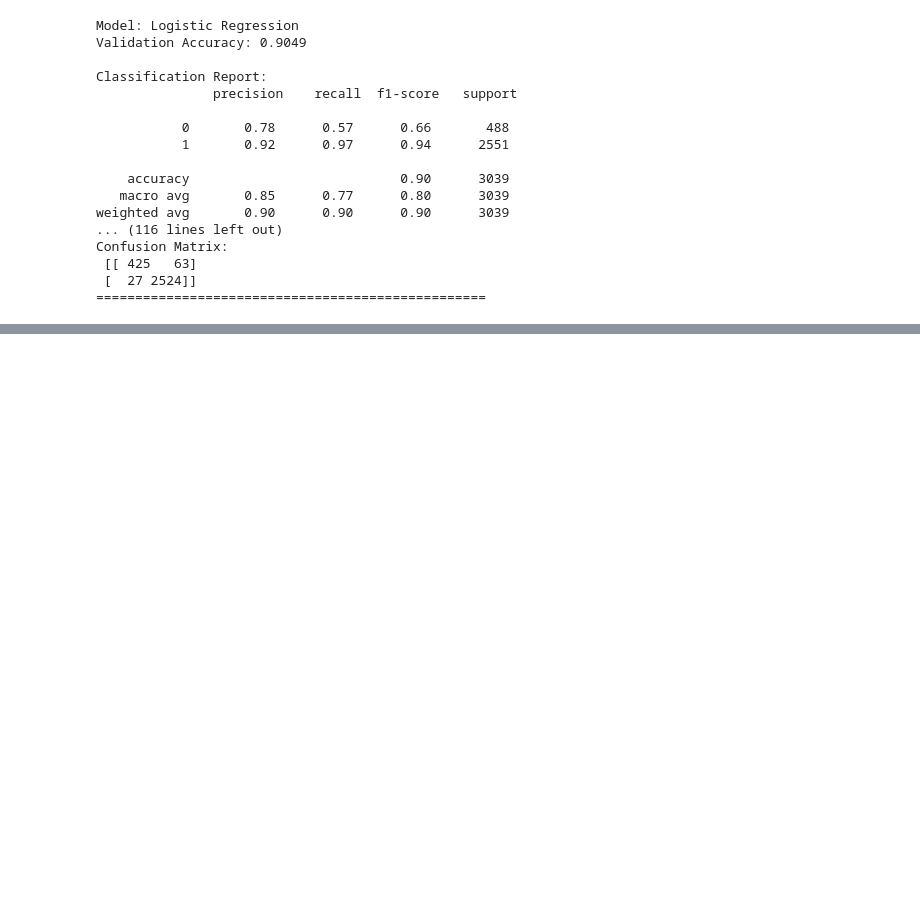
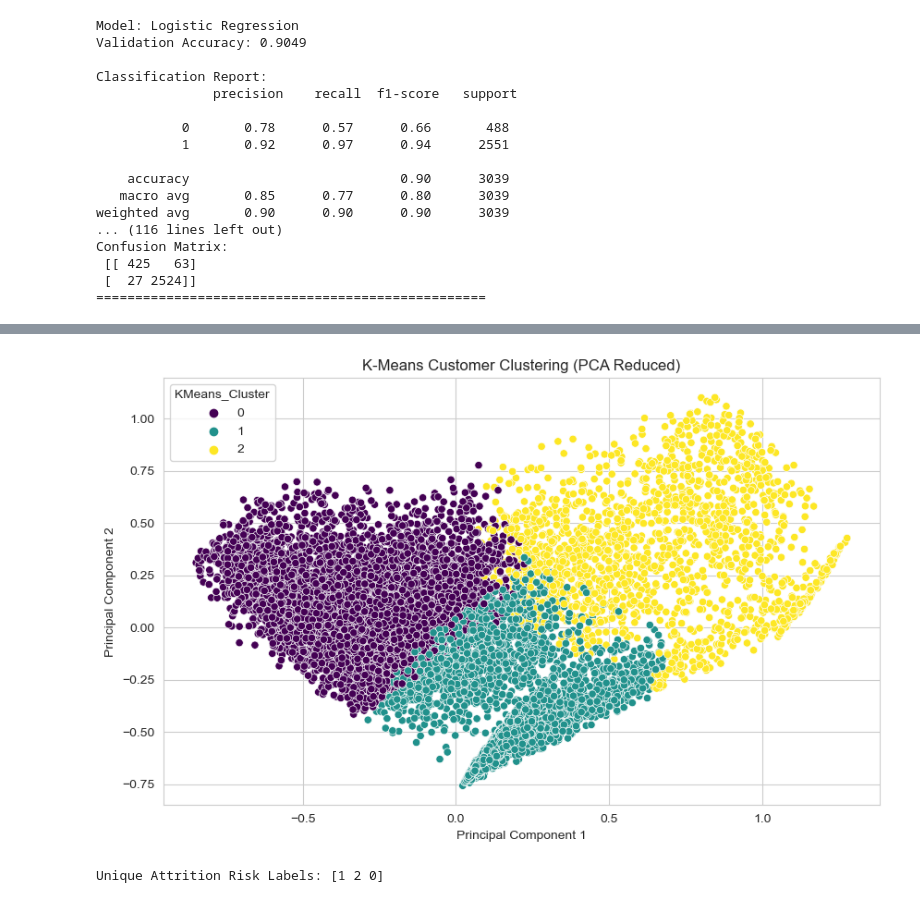
Before and after one commit to rachelletwq/inf2008-grp9-project, a Jupyter notebook: BankFraud.ipynb, the cells around one changed output, grey strips where cells are left out. Saved outputs shown, nothing was run; the diff lists cells and outputs as text; code cells hidden in the pictures; blank space fills up the shorter version.

```diff
--- a/BankFraud.ipynb
+++ b/BankFraud.ipynb
@@ -1133,0 +1191,27 @@ Confusion Matrix:
+# %%
+# Apply K-Means Clustering with the optimal K (choose based on elbow curve)
+k_optimal = 3  # trying 3 or 4
+kmeans = KMeans(n_clusters=k_optimal, random_state=42, n_init=10)
+scaled_features['KMeans_Cluster'] = kmeans.fit_predict(scaled_features[selected_features])
+
+# Visualizing K-Means clusters
+plt.figure(figsize=(10, 6))
+sns.scatterplot(x=scaled_features['PCA1'], y=scaled_features['PCA2'], hue=scaled_features['KMeans_Cluster'], palette='viridis')
+plt.xlabel('Principal Component 1')
+plt.ylabel('Principal Component 2')
+plt.title('K-Means Customer Clustering (PCA Reduced)')
+plt.show()
+# %% [output]
+[figure, added]
+# %%
+# Assign risk levels based on cluster analysis
+cluster_labels = scaled_features['KMeans_Cluster'].unique()
+risk_mapping = {cluster_labels[0]: 'Low Risk', cluster_labels[1]: 'Medium Risk', cluster_labels[2]: 'High Risk'}  # Dynamically assign risk levels  # Adjust based on analysis
+scaled_features['Attrition_Risk'] = scaled_features['KMeans_Cluster'].replace(risk_mapping).astype(str)
+
+# Convert categorical labels to numeric for classification
+label_encoder = LabelEncoder()
+scaled_features['Attrition_Risk'] = label_encoder.fit_transform(scaled_features['Attrition_Risk'])
+print("Unique Attrition Risk Labels:", scaled_features['Attrition_Risk'].unique())
+# %% [output]
+Unique Attrition Risk Labels: [1 2 0]
```
Also changed, not shown: parts of 14 cells of this notebook.
